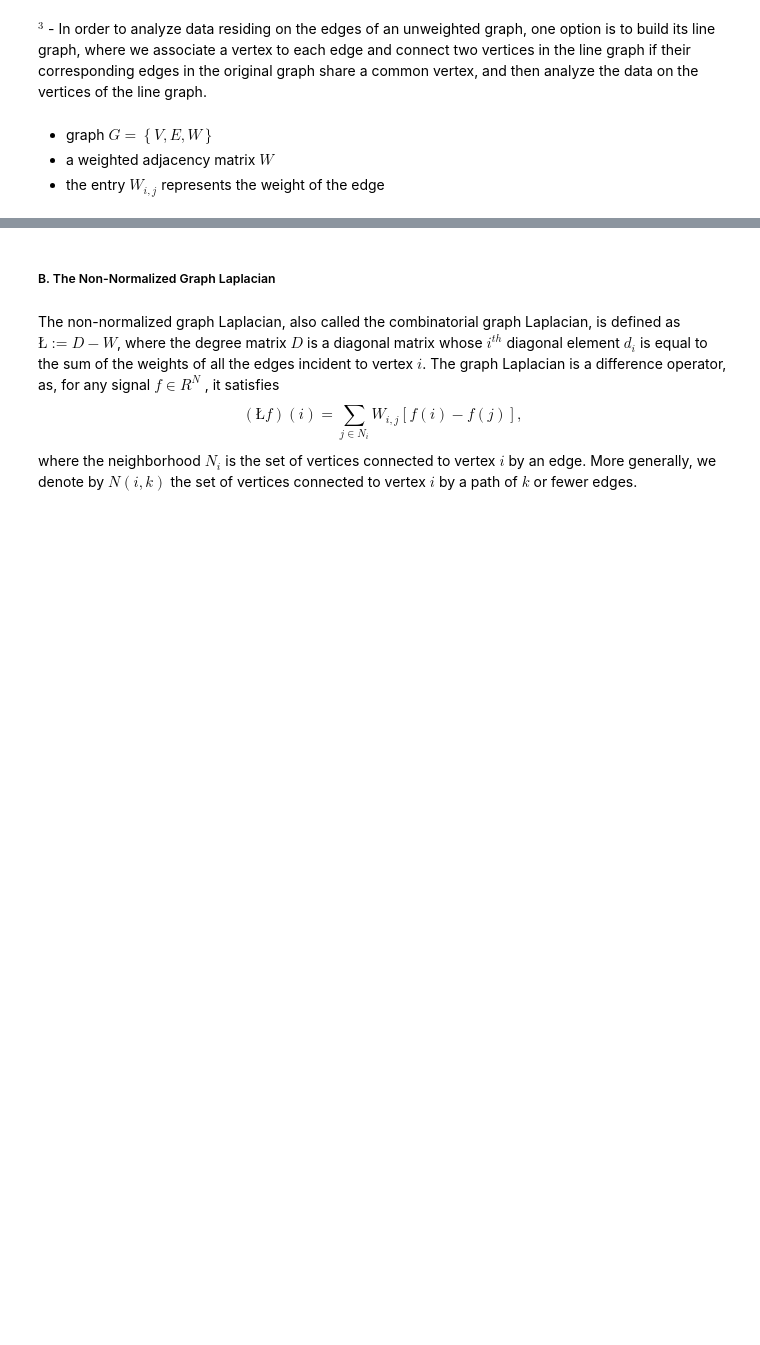
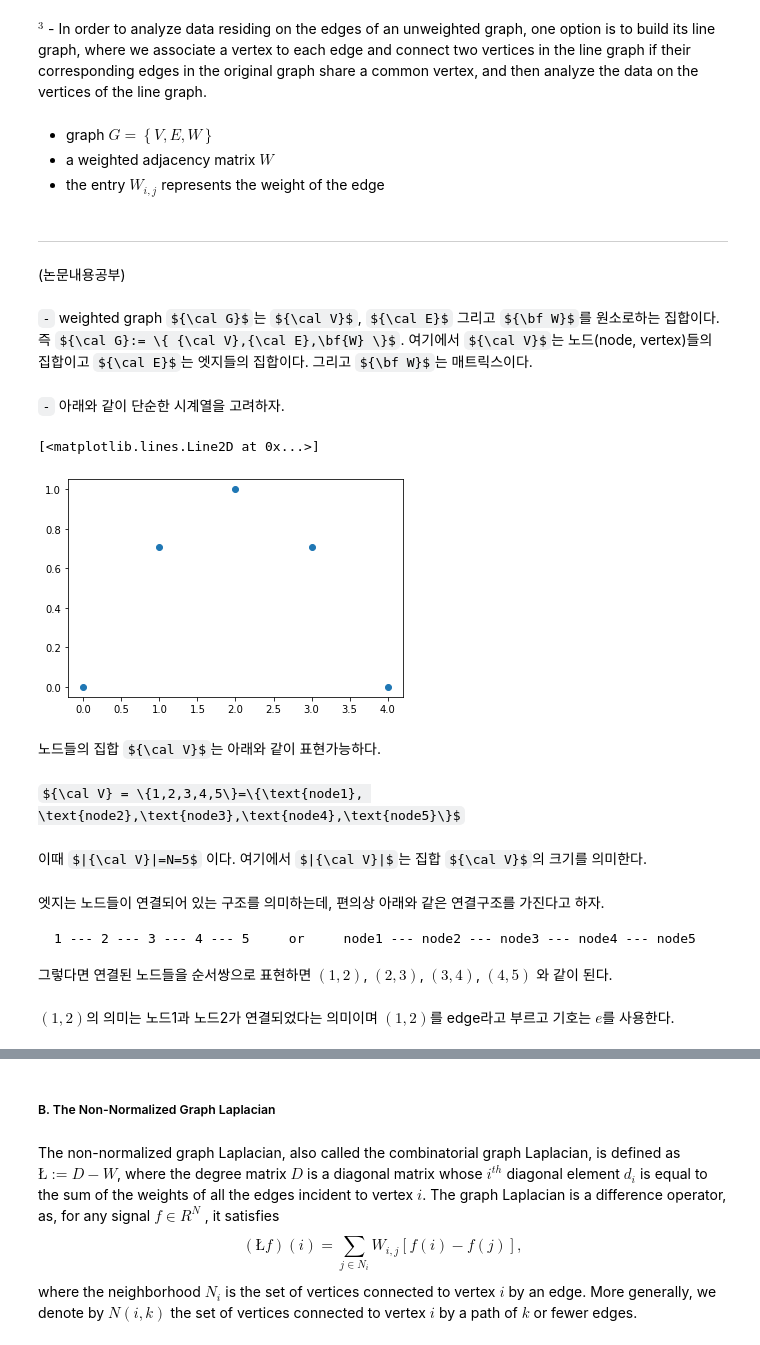
Before and after one commit to seoyeonc/chch, a Jupyter notebook: _notebooks/2022-01-08-graph논문.ipynb, the cells around one changed output, grey strips where cells are left out. Cells and saved outputs as stored; diff of their text form; code cells hidden in the pictures; some formulas as TeX source; blank space fills up the shorter version.

````diff
--- a/_notebooks/2022-01-08-graph논문.ipynb
+++ b/_notebooks/2022-01-08-graph논문.ipynb
@@ -119,3 +119,11 @@ $^3$ - In order to analyze data residing on the edges of an unweighted graph, on
 - graph $G = \left\{V, E,W\right\}$
 - a weighted adjacency matrix $W$
 - the entry $W_{i,j}$ represents the weight of the edge
+# %% [markdown]
+-------------------------
+# %% [markdown]
+(논문내용공부)
+# %% [markdown]
+`-` weighted graph ${\cal G}$는 ${\cal V}$, ${\cal E}$ 그리고 ${\bf W}$를 원소로하는 집합이다. 즉 ${\cal G}:= \{ {\cal V},{\cal E},\bf{W} \}$. 여기에서 ${\cal V}$는 노드(node, vertex)들의 집합이고 ${\cal E}$는 엣지들의 집합이다. 그리고 ${\bf W}$는 매트릭스이다.
+# %% [markdown]
+`-` 아래와 같이 단순한 시계열을 고려하자.
@@ -121,0 +133,20 @@ $^3$ - In order to analyze data residing on the edges of an unweighted graph, on
+# %%
+f=[np.sin(0), np.sin(3.14/4), np.sin(3.14/2), np.sin(3.14*3/4), np.sin(3.14)]
+plt.plot(f,'o')
+# %% [output]
+[<matplotlib.lines.Line2D at 0x...>]
+[figure, added]
+# %% [markdown]
+노드들의 집합 ${\cal V}$는 아래와 같이 표현가능하다.
+# %% [markdown]
+${\cal V} = \{1,2,3,4,5\}=\{\text{node1}, \text{node2},\text{node3},\text{node4},\text{node5}\}$
+# %% [markdown]
+이때 $|{\cal V}|=N=5$ 이다. 여기에서 $|{\cal V}|$는 집합 ${\cal V}$의 크기를 의미한다.
+# %% [markdown]
+엣지는 노드들이 연결되어 있는 구조를 의미하는데, 편의상 아래와 같은 연결구조를 가진다고 하자.
+```
+1 --- 2 --- 3 --- 4 --- 5     or     node1 --- node2 --- node3 --- node4 --- node5
+```
+그렇다면 연결된 노드들을 순서쌍으로 표현하면 $(1,2)$, $(2,3)$, $(3,4)$, $(4,5)$ 와 같이 된다.
+# %% [markdown]
+$(1,2)$의 의미는 노드1과 노드2가 연결되었다는 의미이며 $(1,2)$를 edge라고 부르고 기호는 $e$를 사용한다.
````
Also changed, not shown: parts of 27 cells of this notebook.
